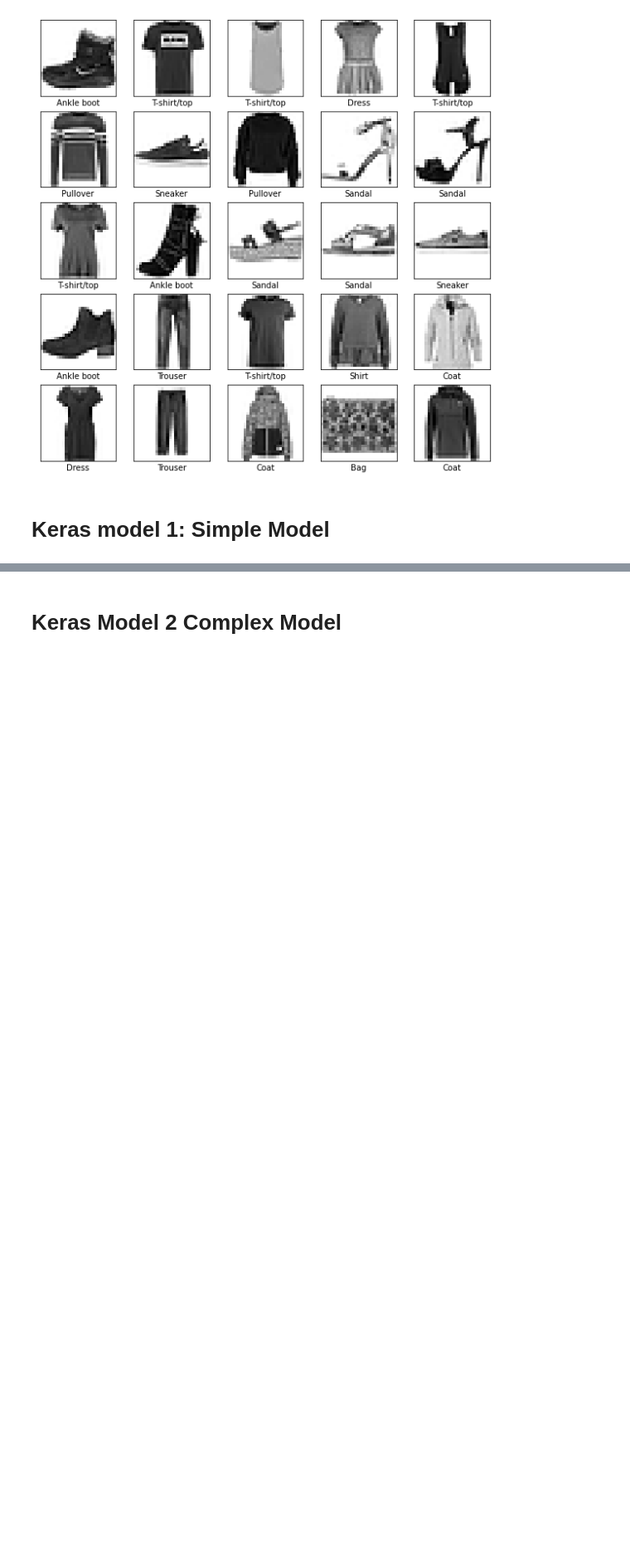
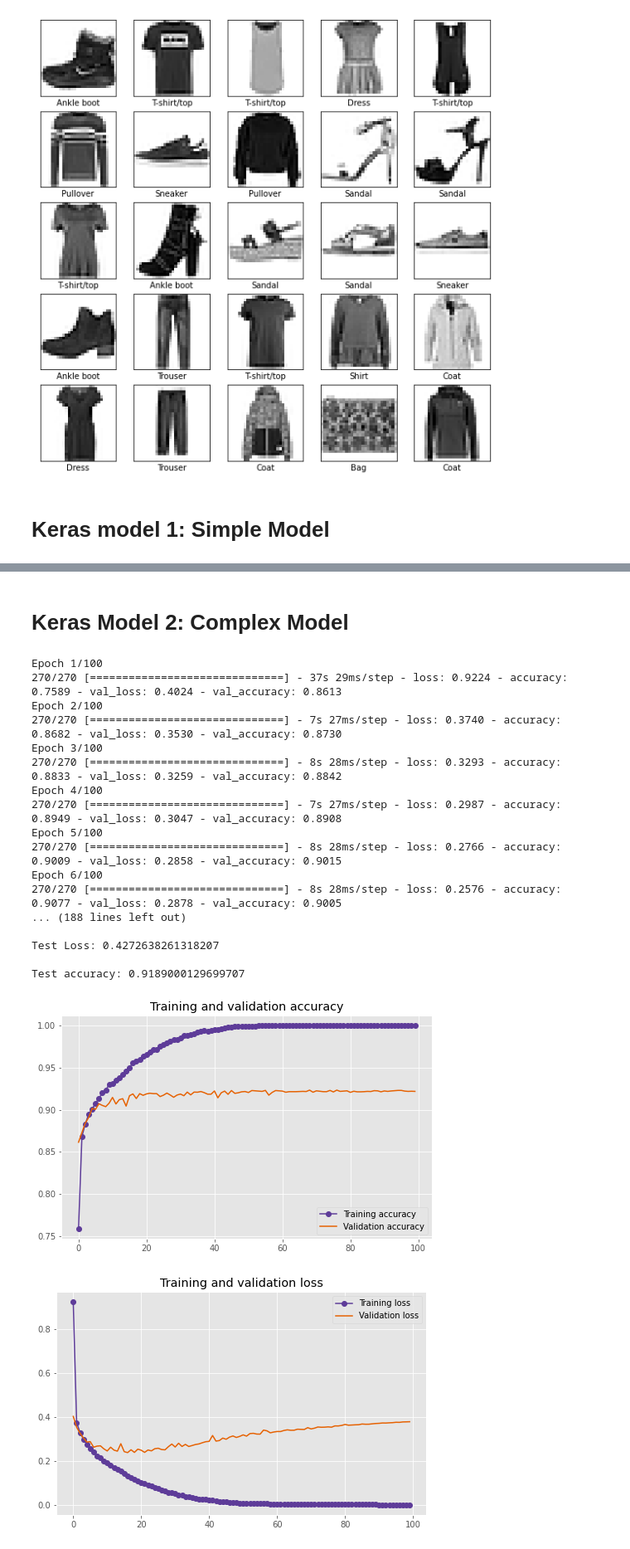
Before and after one commit to AlexNoonan-Syracuse/Lab9, a Jupyter notebook: lab9.ipynb, the cells around one changed output, grey strips where cells are left out. Shown at 83% size. Cells and saved outputs as stored; diff of their text form; code cells hidden in the pictures; blank space fills up the shorter version.

```diff
--- a/lab9.ipynb
+++ b/lab9.ipynb
@@ -132,12 +142,42 @@ plot_train_curve(history)
 # %% [markdown]
-# Keras Model 2 Complex Model
+# Keras Model 2: Complex Model
 # %%
 model2 = Sequential()
-model3.add(Conv2D(32, (3, 3), activation='relu', kernel_initializer='he_uniform', input_shape=(0, 28, 28)))
+model2.add(Conv2D(32, (3, 3), activation='relu', kernel_initializer='he_uniform', input_shape=(28, 28, 1)))
 model2.add(MaxPooling2D((2, 2)))
 model2.add(Flatten())
-model2.add(Dense(100, activation='relu', kernel_initializer='he_uniform'))
-model2.add(Dense(10, activation='softmax'))
+model2.add(Dense(num_pixels, activation='relu', kernel_initializer='he_uniform'))
+model2.add(Dense(num_classes, activation='softmax'))
 # compile model
 opt = SGD(learning_rate=0.01, momentum=0.9)
-model.compile(optimizer=opt, loss='categorical_crossentropy', metrics=['accuracy'])
+model2.compile(optimizer=opt, loss='categorical_crossentropy', metrics=['accuracy'])
+# %%
+train_labels = utils.to_categorical(train_labels ,num_classes)
+test_labels = utils.to_categorical(test_labels, num_classes)
+
+history2 = model2.fit(train_images, train_labels, batch_size=200, epochs=100, verbose=1, validation_split=0.1)
+test_loss, test_acc = model2.evaluate(test_images,  test_labels, verbose=0)
+
+print('\nTest Loss:',test_loss)
+print('\nTest accuracy:', test_acc)
+plot_train_curve(history2)
+# %% [output]
+Epoch 1/100
+270/270 [==============================] - 37s 29ms/step - loss: 0.9224 - accuracy: 0.7589 - val_loss: 0.4024 - val_accuracy: 0.8613
+Epoch 2/100
+270/270 [==============================] - 7s 27ms/step - loss: 0.3740 - accuracy: 0.8682 - val_loss: 0.3530 - val_accuracy: 0.8730
+Epoch 3/100
+270/270 [==============================] - 8s 28ms/step - loss: 0.3293 - accuracy: 0.8833 - val_loss: 0.3259 - val_accuracy: 0.8842
+Epoch 4/100
+270/270 [==============================] - 7s 27ms/step - loss: 0.2987 - accuracy: 0.8949 - val_loss: 0.3047 - val_accuracy: 0.8908
+Epoch 5/100
+270/270 [==============================] - 8s 28ms/step - loss: 0.2766 - accuracy: 0.9009 - val_loss: 0.2858 - val_accuracy: 0.9015
+Epoch 6/100
+270/270 [==============================] - 8s 28ms/step - loss: 0.2576 - accuracy: 0.9077 - val_loss: 0.2878 - val_accuracy: 0.9005
+... (188 lines left out)
+
+Test Loss: 0.4272638261318207
+
+Test accuracy: 0.9189000129699707
+[figure, added]
+[figure, added]
```
Also changed, not shown: parts of 10 cells of this notebook.
